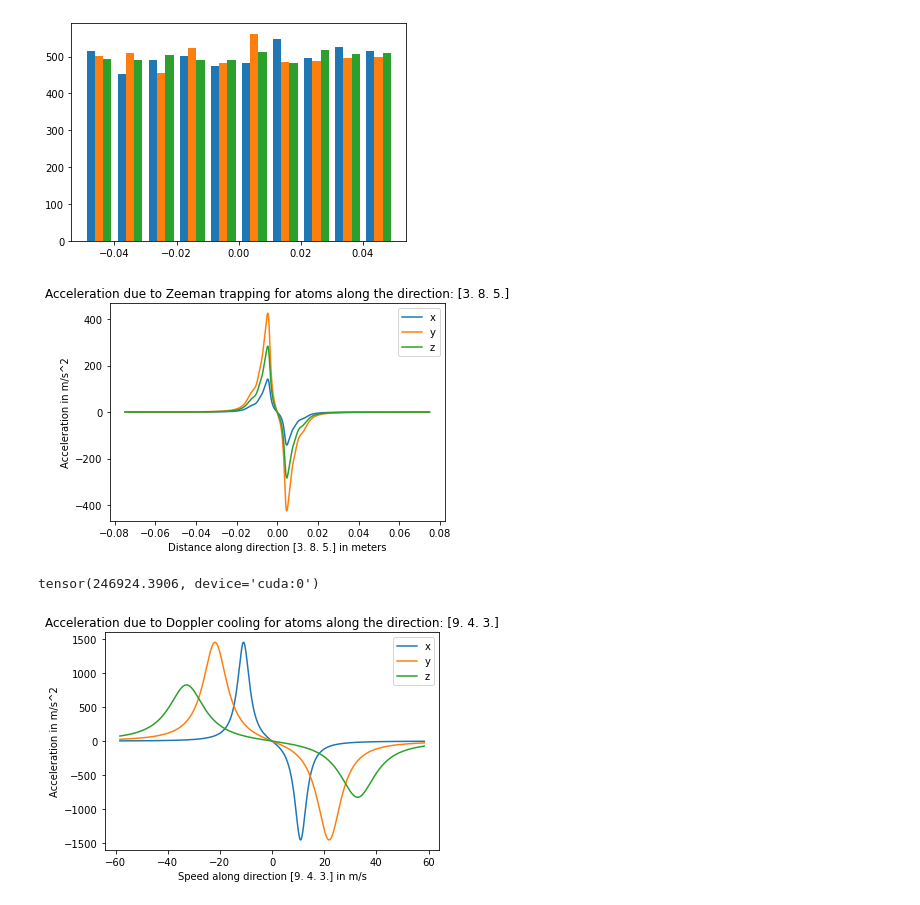
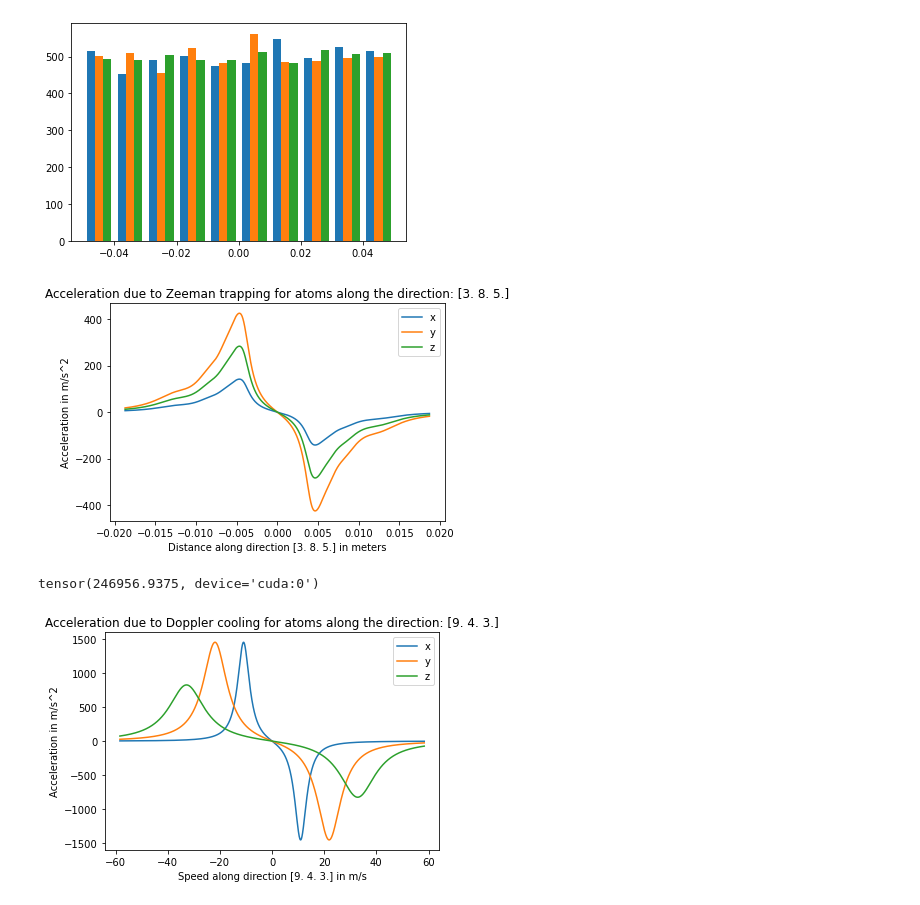
Before and after one commit to lexEjoosten/MOT-modelling, a Jupyter notebook: Optical Molasses Model.ipynb, the cells around one changed output. Drawn from its saved outputs; the diff is of its cells as text; code cells hidden in the pictures.

```diff
--- a/Optical Molasses Model.ipynb
+++ b/Optical Molasses Model.ipynb
@@ -98,7 +99,7 @@ if False: #doppler in z
     plt.show
 
 if True: #zeeman along a given direction
-    direction=0.02*np.array([1,3,2])
+    direction=0.005*np.array([1,3,2])
     num=5000
     d=np.linalg.norm(direction)
     pos=t.zeros((3,num))
@@ -115,34 +116,34 @@ if True: #zeeman along a given direction
     plt.plot(np.linspace(-d,d,num),A[:,1],label='y')
     plt.plot(np.linspace(-d,d,num),A[:,2],label='z')
     plt.xlabel('Distance along direction ' +str(np.round(10*direction/d))+' in meters')
     plt.ylabel('Acceleration in m/s^2')
     plt.legend()
     plt.show()
     print(t.max(Rates))
 
 if True: #doppler along a given direction
     direction=50*np.array([1,1/2,1/3])
     d=np.linalg.norm(direction)
     num=5000
     vel=t.zeros((3,num))
     vel[0]=t.linspace(-direction[0],direction[0],num)
     vel[1]=t.linspace(-direction[1],direction[1],num)
     vel[2]=t.linspace(-direction[2],direction[2],num)
     vel=vel.transpose(0,1)
     pos=t.zeros((3,num)).transpose(0,1)
     particles.createbyinp(pos,vel,2,3)
     Accel,Rates=forward()
     A=Accel.cpu().numpy()
     plt.title('Acceleration due to Doppler cooling for atoms along the direction: '+str(np.round(10*direction/d)))
     plt.plot(np.linspace(-d,d,num),A[:,0],label='x')
     plt.plot(np.linspace(-d,d,num),A[:,1],label='y')
     plt.plot(np.linspace(-d,d,num),A[:,2],label='z')
     plt.xlabel('Speed along direction ' +str(np.round(10*direction/d))+' in m/s')
     plt.ylabel('Acceleration in m/s^2')
     plt.legend()
     plt.show()
 # %% [output]
-[figure, old version]
+[figure, new version]
-tensor(246924.3906, device='cuda:0')
+tensor(246956.9375, device='cuda:0')
 [figure]
 # %%
```
Also changed, not shown: parts of 3 cells of this notebook, 1 other file.
